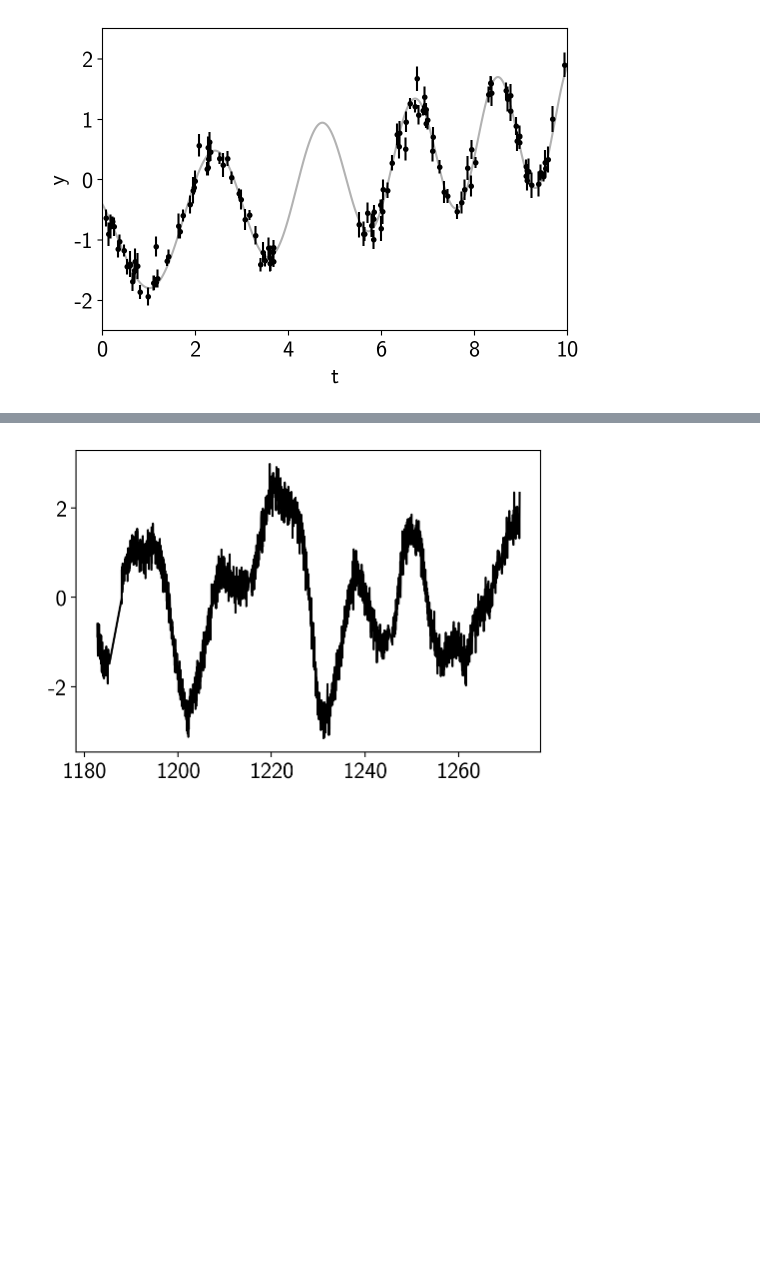
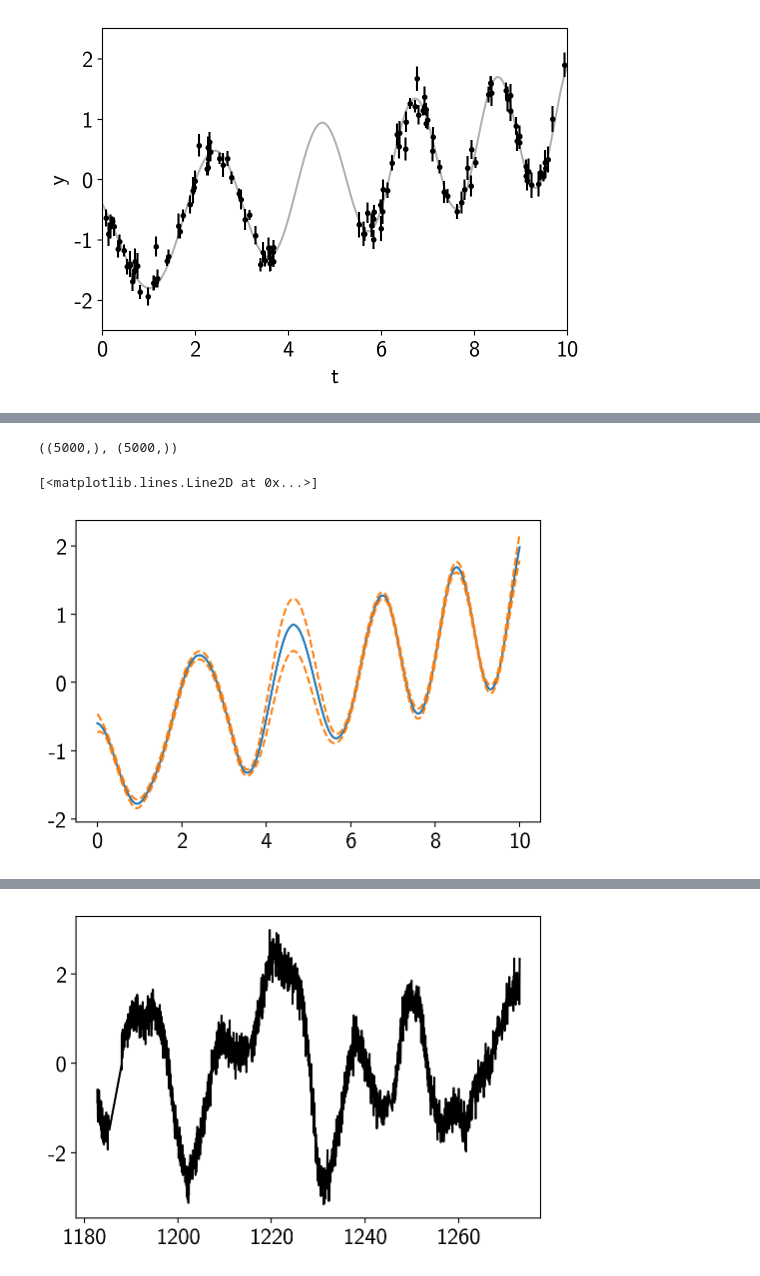
Before and after one commit to exoplanet-dev/exoplanet, a Jupyter notebook: docs/_static/notebooks/gp.ipynb, the cells around one changed output, grey strips where cells are left out. Saved outputs shown, nothing was run; the diff lists cells and outputs as text; code cells hidden in the pictures; blank space fills up the shorter version.

```diff
--- a/docs/_static/notebooks/gp.ipynb
+++ b/docs/_static/notebooks/gp.ipynb
@@ -44,27 +59,19 @@ plt.ylim(-2.5, 2.5);
 import pymc3 as pm
 import theano.tensor as tt
 from exoplanet.gp import terms, GP
-from exoplanet.sampling import TuningSchedule
-
-schedule = TuningSchedule()
 
 with pm.Model() as model:
 
-    logS0_1 = pm.Normal("logS01", mu=0.0, sd=15.0, testval=np.log(np.var(y)))
-    logw0_1 = pm.Normal("logw01", mu=0.0, sd=15.0, testval=np.log(3.0))
-    logS0_2 = pm.Normal("logS02", mu=0.0, sd=15.0, testval=np.log(np.var(y)))
-    logw0_2 = pm.Normal("logw02", mu=0.0, sd=15.0, testval=np.log(3.0))
-    logQ_2 = pm.Normal("logQ2", mu=0.0, sd=15.0, testval=0)
+    logS1 = pm.Normal("logS1", mu=0.0, sd=15.0, testval=np.log(np.var(y)))
+    logw1 = pm.Normal("logw1", mu=0.0, sd=15.0, testval=np.log(3.0))
+    logS2 = pm.Normal("logS2", mu=0.0, sd=15.0, testval=np.log(np.var(y)))
+    logw2 = pm.Normal("logw2", mu=0.0, sd=15.0, testval=np.log(3.0))
+    logQ = pm.Normal("logQ", mu=0.0, sd=15.0, testval=0)
 
     # Set up the kernel an GP
-    kernel = terms.SHOTerm(log_S0=logS0_1, log_w0=logw0_1, Q=1.0/np.sqrt(2))
-    kernel += terms.SHOTerm(log_S0=logS0_2, log_w0=logw0_2, log_Q=logQ_2)
+    kernel = terms.SHOTerm(log_S0=logS1, log_w0=logw1, Q=1.0/np.sqrt(2))
+    kernel += terms.SHOTerm(log_S0=logS2, log_w0=logw2, log_Q=logQ)
     gp = GP(kernel, t, yerr**2)
 
     # Add a custom "potential" (log probability function) with the GP likelihood
     pm.Potential("gp", gp.log_likelihood(y))
-
-    # Run the sampler
-    map_soln = pm.find_MAP(start=model.test_point)
-    burnin = schedule.tune(tune=1000, chains=2, start=map_soln)
-    trace = schedule.sample(draws=2000, chains=2)
@@ -88,0 +97,17 @@ The acceptance probability does not match the target. It is 0.8939106788751163,
+# %%
+from exoplanet.utils import eval_in_model
+
+with model:
+    mu1 = eval_in_model(gp.predict(true_t), map_soln)
+    mu2, var = eval_in_model(gp.predict(true_t, return_var=True), map_soln)
+# %%
+mu2.shape, var.shape
+# %% [output]
+((5000,), (5000,))
+# %%
+plt.plot(true_t, mu1)
+plt.plot(true_t, mu2 + np.sqrt(var), "--", color="C1")
+plt.plot(true_t, mu2 - np.sqrt(var), "--", color="C1")
+# %% [output]
+[<matplotlib.lines.Line2D at 0x...>]
+[figure, added]
```
Also changed, not shown: parts of 13 cells of this notebook, 8 other files.
